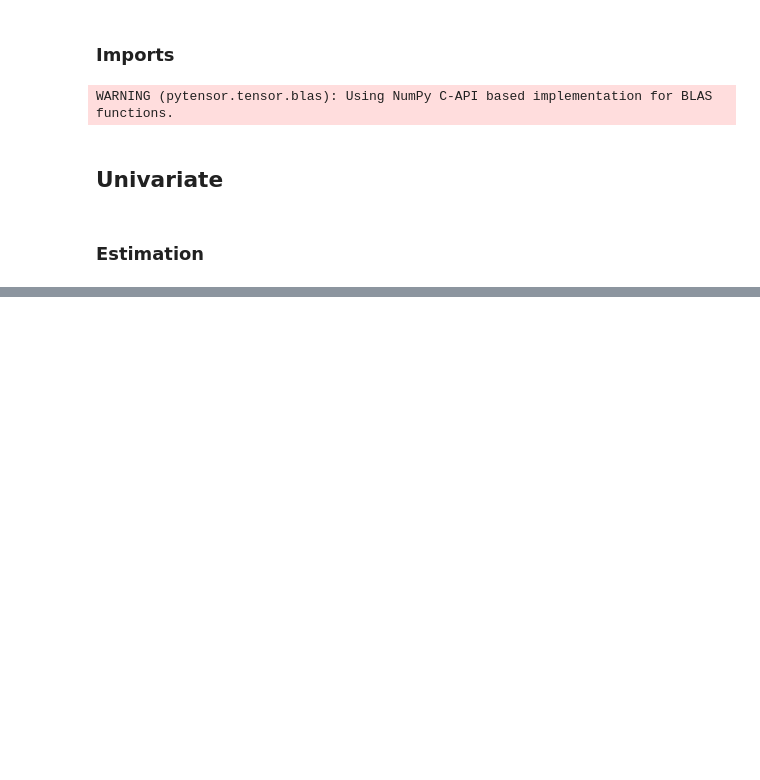
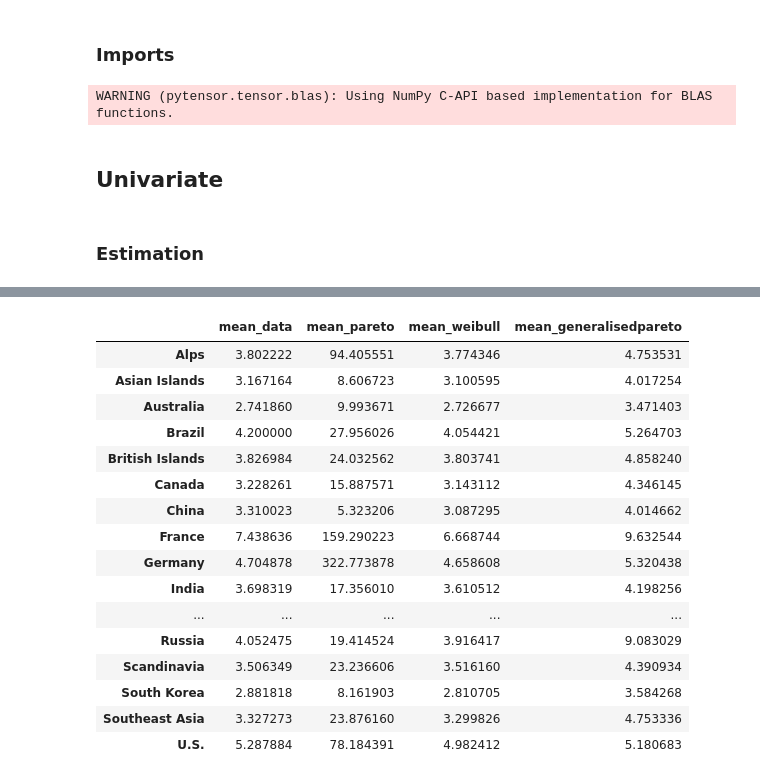
Before and after one commit to plhocker/top_wealth_thesis, a Jupyter notebook: Notebooks/models/bayesian_cross_sectional.ipynb, the cells around one changed output, grey strips where cells are left out. Cells and saved outputs as stored; diff of their text form; code cells hidden in the pictures; blank space fills up the shorter version.

Commit message:
Made wrapper for univariate models

```diff
--- a/Notebooks/models/bayesian_cross_sectional.ipynb
+++ b/Notebooks/models/bayesian_cross_sectional.ipynb
@@ -52,0 +59,9 @@ pareto_model =
+# %%
+# find all combinations of group and year
+groups = df['group'].unique()
+for group in groups:
+    years = df[df['group'] == group]['year'].unique()
+    for year in years:
+        for model_type in ['Pareto', 'Weibull', 'GeneralisedPareto']:
+            train_or_retrieve_model(df, group, year, model_type, retrain_if_saved=False)
+            print(f"Trained model for {group} in {year} using {model_type} distribution")
@@ -52,0 +90,22 @@ pareto_model =
+# %%
+mean_wealth = {}
+years = df['year'].unique()
+for year in years:
+    if year != 2018: # Only 2018 for now
+        continue
+    mean_wealth[year] = {}
+    for group in groups:
+        print(f"Calculating mean wealth for {group} in {year}")
+        model_pareto = train_or_retrieve_model(df, group, year, 'Pareto')
+        model_weibull = train_or_retrieve_model(df, group, year, 'Weibull')
+        model_generalisedpareto = train_or_retrieve_model(df, group, year, 'GeneralisedPareto')
+        post_pred_pareto = model_pareto.posterior_predictive(progressbar=False)
+        post_pred_weibull = model_weibull.posterior_predictive(progressbar=False)
+        post_pred_generalisedpareto = model_generalisedpareto.posterior_predictive(progressbar=False)
+        mean_data = np.array(df[(df['year'] == year) & (df['group'] == group)]['net_worth'].iloc[0]).mean()
+        mean_wealth[year][group] = {
+            'mean_data': mean_data,
+            'mean_pareto': post_pred_pareto.mean(),
+            'mean_weibull': post_pred_weibull.mean(),
+            'mean_generalisedpareto': post_pred_generalisedpareto.mean()
+        }
@@ -52,0 +126,22 @@ pareto_model =
+# %%
+mean_predictions_df = pd.DataFrame(mean_wealth[2018]).T
+# %%
+mean_predictions_df
+# %% [output]
+|  | mean_data | mean_pareto | mean_weibull | mean_generalisedpareto |
+| Alps | 3.802222 | 94.405551 | 3.774346 | 4.753531 |
+| Asian Islands | 3.167164 | 8.606723 | 3.100595 | 4.017254 |
+| Australia | 2.741860 | 9.993671 | 2.726677 | 3.471403 |
+| Brazil | 4.200000 | 27.956026 | 4.054421 | 5.264703 |
+| British Islands | 3.826984 | 24.032562 | 3.803741 | 4.858240 |
+| Canada | 3.228261 | 15.887571 | 3.143112 | 4.346145 |
+| China | 3.310023 | 5.323206 | 3.087295 | 4.014662 |
+| France | 7.438636 | 159.290223 | 6.668744 | 9.632544 |
+| Germany | 4.704878 | 322.773878 | 4.658608 | 5.320438 |
+| India | 3.698319 | 17.356010 | 3.610512 | 4.198256 |
+| ... | ... | ... | ... | ... |
+| Russia | 4.052475 | 19.414524 | 3.916417 | 9.083029 |
+| Scandinavia | 3.506349 | 23.236606 | 3.516160 | 4.390934 |
+| South Korea | 2.881818 | 8.161903 | 2.810705 | 3.584268 |
+| Southeast Asia | 3.327273 | 23.876160 | 3.299826 | 4.753336 |
+| U.S. | 5.287884 | 78.184391 | 4.982412 | 5.180683 |
```
Also changed, not shown: parts of 9 cells of this notebook, 4 other files.
